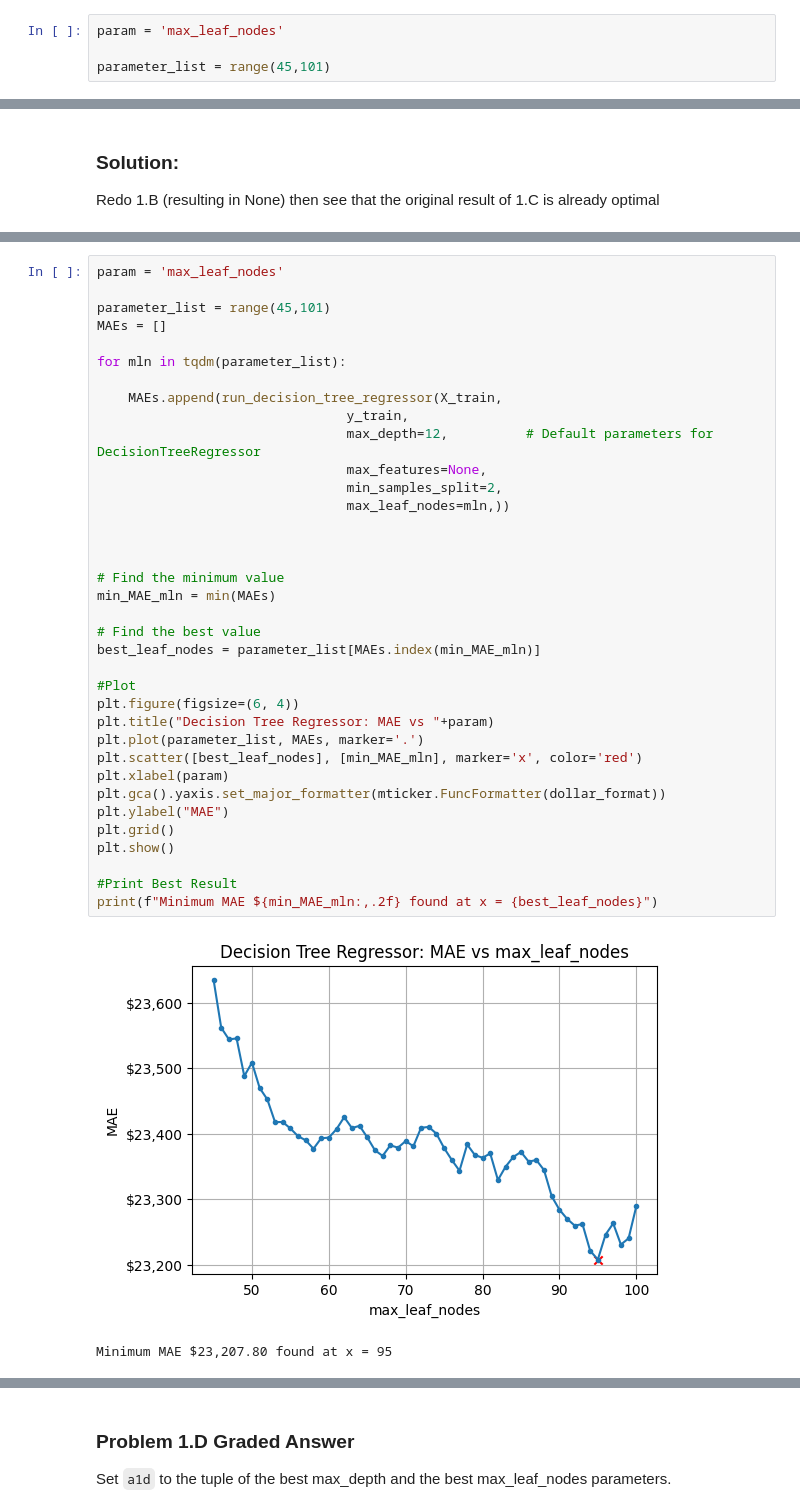
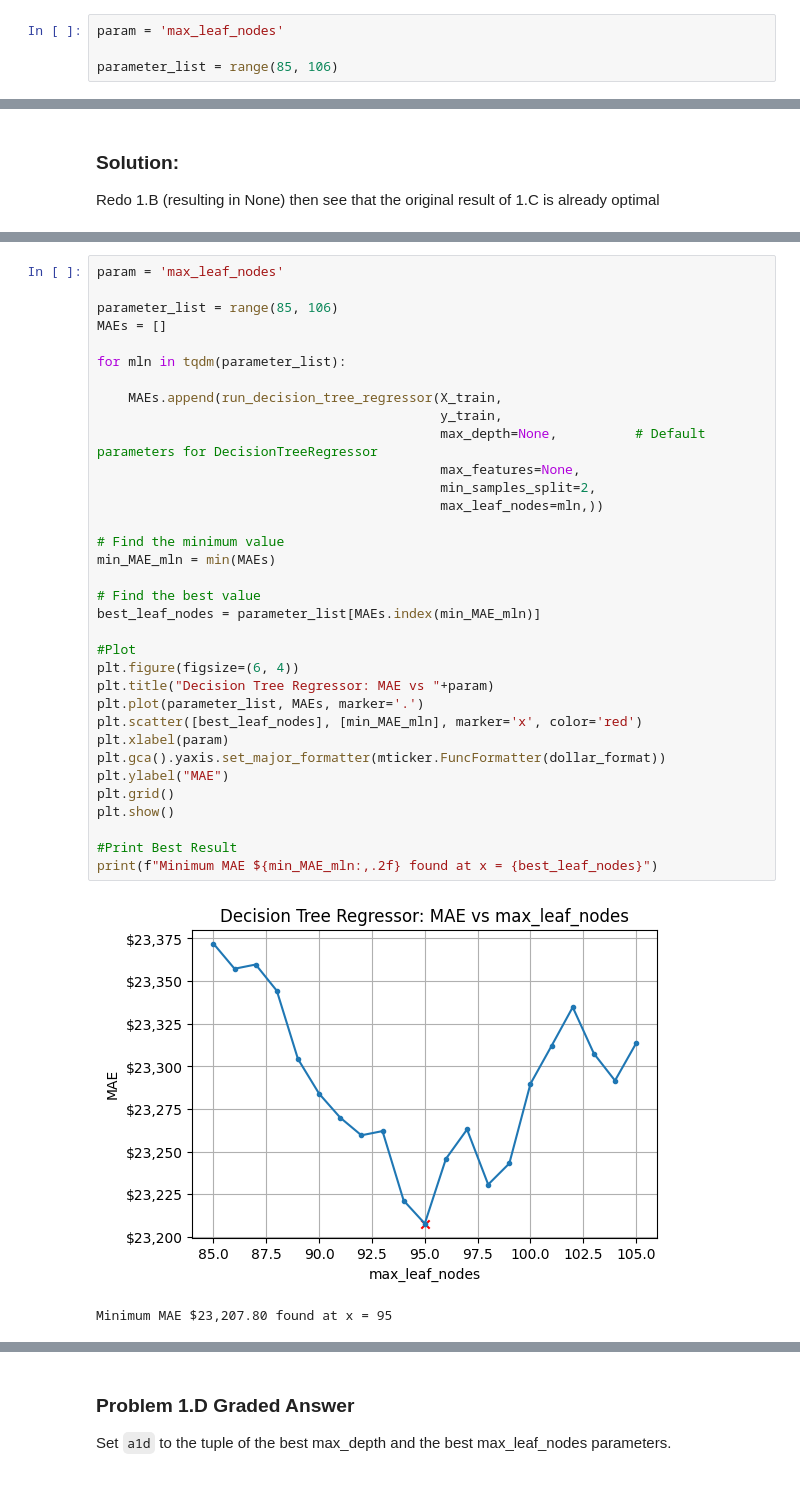
Before and after one commit to jydeleon/JazminRepo-603, a Jupyter notebook: Module-3-Assignments-main/Homework_06.ipynb, the cells around one changed output, grey strips where cells are left out. Cells and saved outputs as stored; diff of their text form.

```diff
--- a/Module-3-Assignments-main/Homework_06.ipynb
+++ b/Module-3-Assignments-main/Homework_06.ipynb
@@ -330,7 +330,7 @@ After generating your plot and results, provide your answer for the graded quest
 # %%
 param = 'max_leaf_nodes'
 
-parameter_list = range(45,101)
+parameter_list = range(85, 106)
 # %%
 # Your code here
 
@@ -442,39 +458,37 @@ Minimum MAE $23,207.80 found at x = 12
 # %%
 param = 'max_leaf_nodes'
 
-parameter_list = range(45,101)
+parameter_list = range(85, 106)
 MAEs = []
 
 for mln in tqdm(parameter_list):
 
     MAEs.append(run_decision_tree_regressor(X_train,
-                                y_train,
-                                max_depth=12,          # Default parameters for DecisionTreeRegressor
-                                max_features=None,
-                                min_samples_split=2,
-                                max_leaf_nodes=mln,))
-
-
+                                            y_train,
+                                            max_depth=None,          # Default parameters for DecisionTreeRegressor
+                                            max_features=None,
+                                            min_samples_split=2,
+                                            max_leaf_nodes=mln,))
 
 # Find the minimum value
 min_MAE_mln = min(MAEs)
 
 # Find the best value
 best_leaf_nodes = parameter_list[MAEs.index(min_MAE_mln)]
 
 #Plot
 plt.figure(figsize=(6, 4))
 plt.title("Decision Tree Regressor: MAE vs "+param)
 plt.plot(parameter_list, MAEs, marker='.')
 plt.scatter([best_leaf_nodes], [min_MAE_mln], marker='x', color='red')
 plt.xlabel(param)
 plt.gca().yaxis.set_major_formatter(mticker.FuncFormatter(dollar_format))
 plt.ylabel("MAE")
 plt.grid()
 plt.show()
 
 #Print Best Result
 print(f"Minimum MAE ${min_MAE_mln:,.2f} found at x = {best_leaf_nodes}")
 # %% [output]
-[figure, old version]
+[figure, new version]
 Minimum MAE $23,207.80 found at x = 95
```
Also changed, not shown: parts of 29 cells of this notebook.
